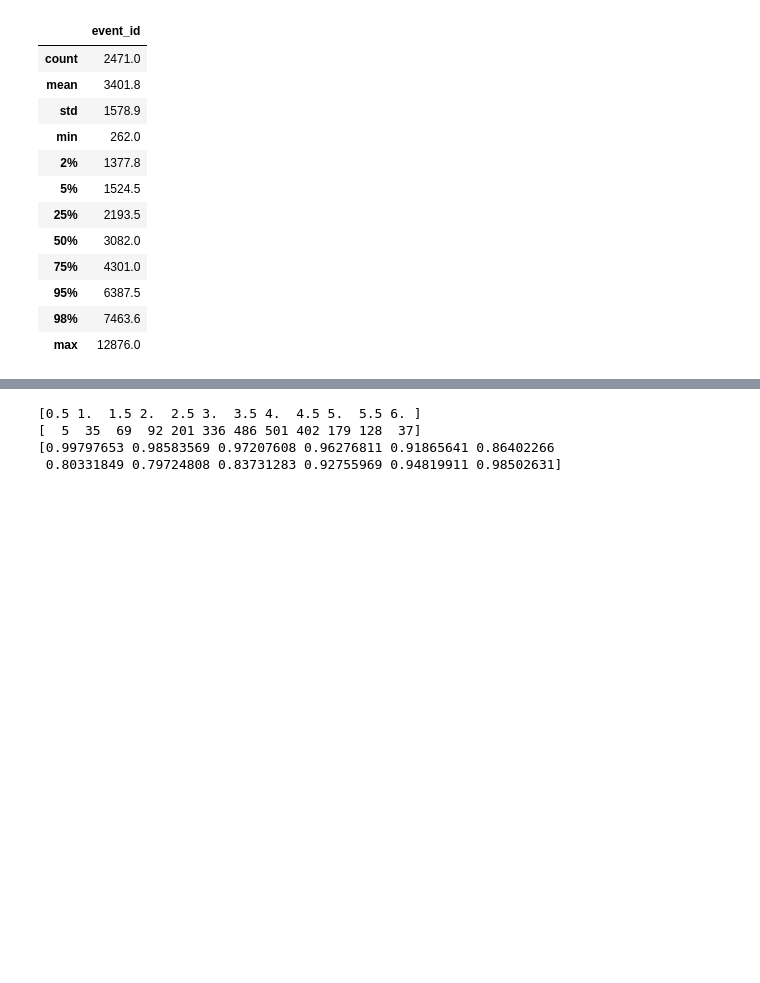
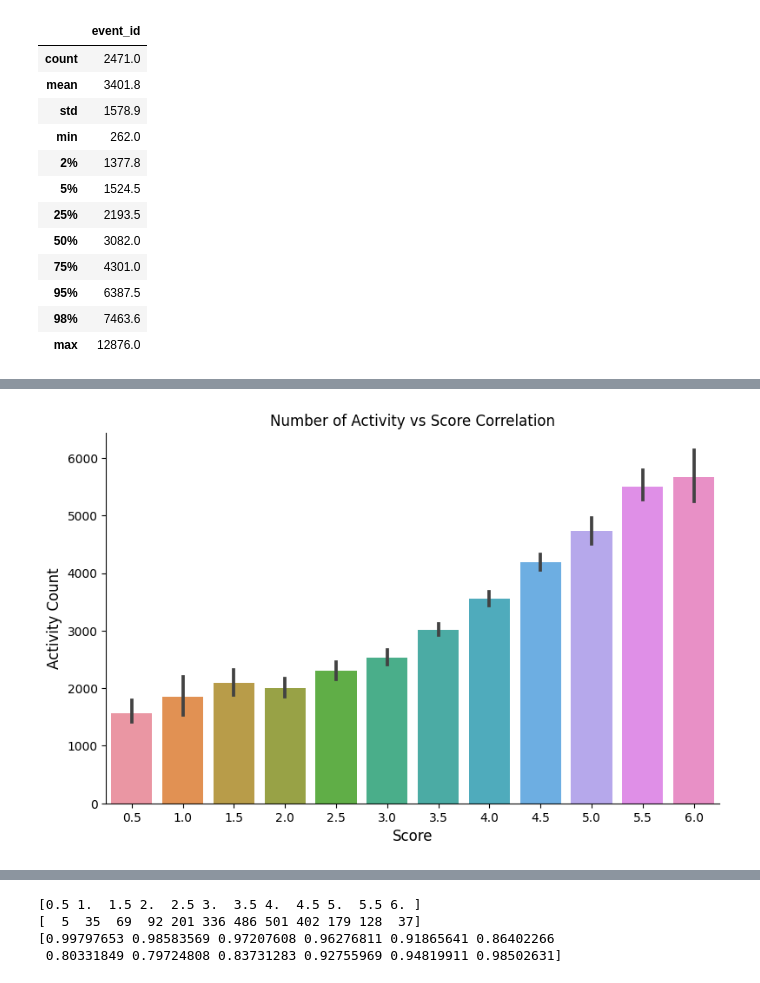
Before and after one commit to DarknessNotFound/WritingQuality, a Jupyter notebook: writing-quality2.ipynb, the cells around one changed output, grey strips where cells are left out. Saved outputs shown, nothing was run; the diff lists cells and outputs as text; code cells hidden in the pictures; blank space fills up the shorter version.

```diff
--- a/writing-quality2.ipynb
+++ b/writing-quality2.ipynb
@@ -171,0 +172,11 @@ plt.show()
+# %%
+stats = train_logs.groupby("id")["activity"].count().reset_index()
+stats_score = stats.merge(train_scores, on='id')
+
+catplot = sns.catplot(data=stats_score, x="score", y="activity", kind="bar", height=5, aspect=8/5)
+plt.xlabel('Score', fontsize=12)
+plt.ylabel('Activity Count', fontsize=12)
+plt.title("Number of Activity vs Score Correlation")
+plt.show()
+# %% [output]
+[figure, added]
```
Also changed, not shown: parts of 17 cells of this notebook, 1 other file.
